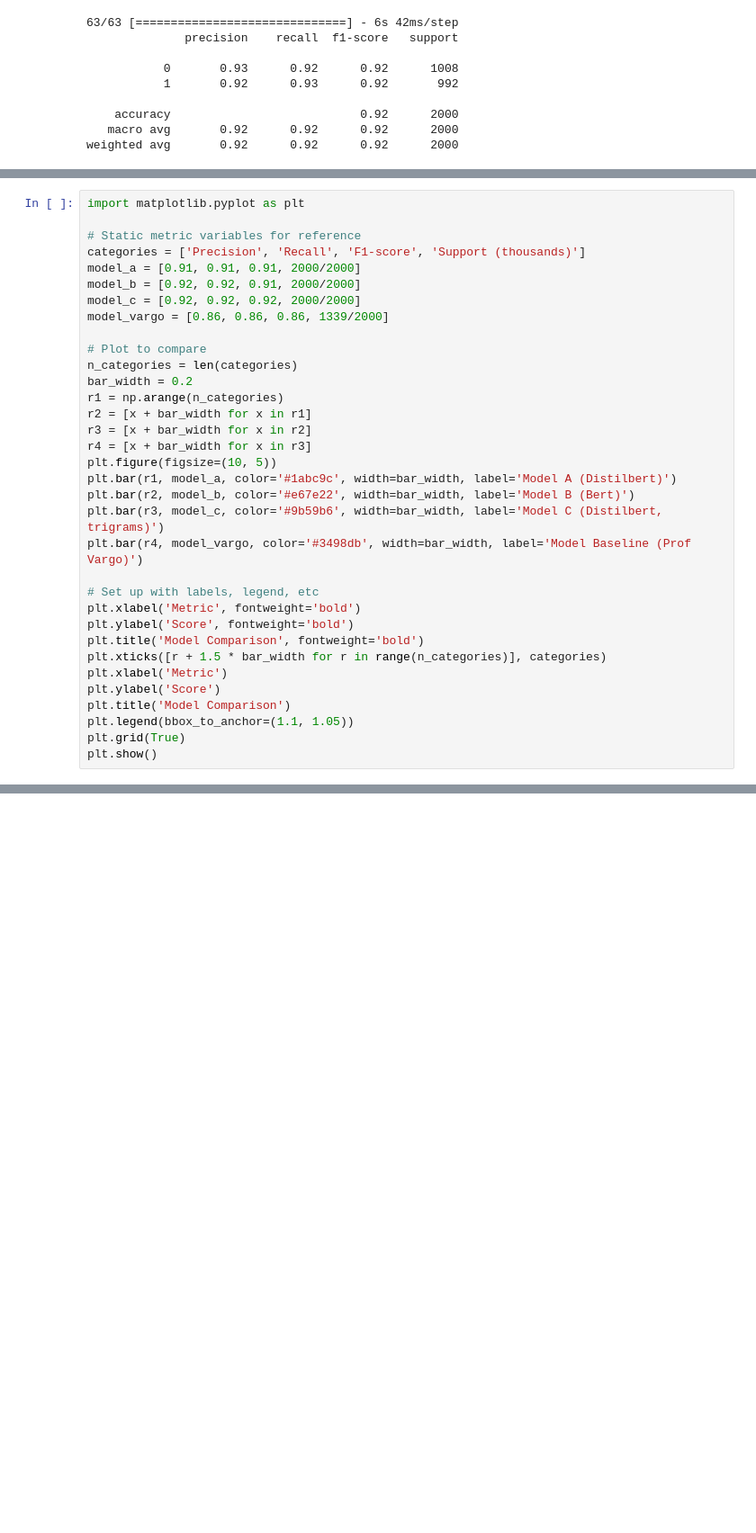
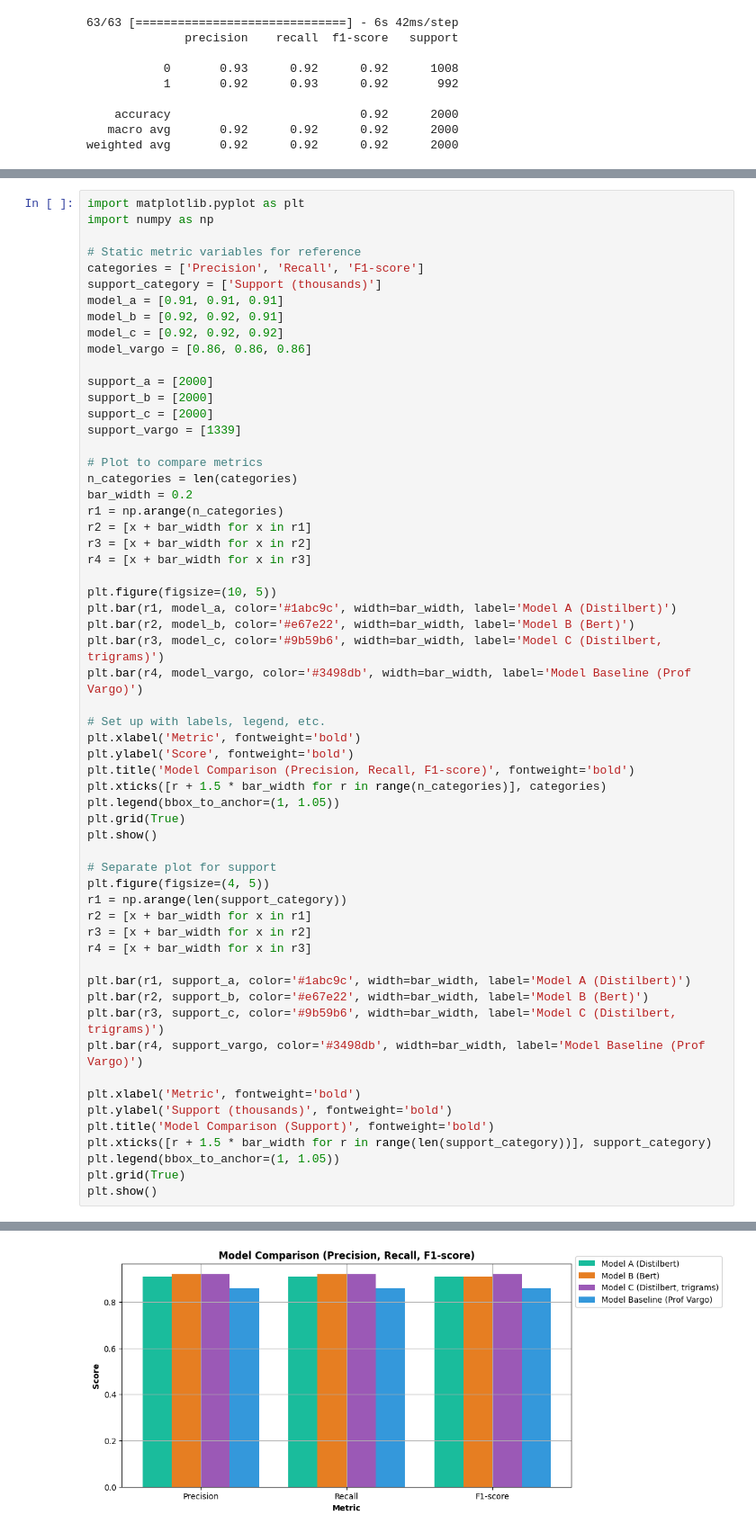
Before and after one commit to codiak/DTSA-5798-Article-Classifier, a Jupyter notebook: DTSA_5798_HuffPost_Targeting.ipynb, the cells around one changed output, grey strips where cells are left out. Shown at 90% size. Drawn from its saved outputs; the diff is of its cells as text; blank space fills up the shorter version.

Commit message:
Notebook update, add model archives

```diff
--- a/DTSA_5798_HuffPost_Targeting.ipynb
+++ b/DTSA_5798_HuffPost_Targeting.ipynb
@@ -529,35 +585,60 @@ support
 # %%
 import matplotlib.pyplot as plt
+import numpy as np
 
 # Static metric variables for reference
-categories = ['Precision', 'Recall', 'F1-score', 'Support (thousands)']
-model_a = [0.91, 0.91, 0.91, 2000/2000]
-model_b = [0.92, 0.92, 0.91, 2000/2000]
-model_c = [0.92, 0.92, 0.92, 2000/2000]
-model_vargo = [0.86, 0.86, 0.86, 1339/2000]
+categories = ['Precision', 'Recall', 'F1-score']
+support_category = ['Support (thousands)']
+model_a = [0.91, 0.91, 0.91]
+model_b = [0.92, 0.92, 0.91]
+model_c = [0.92, 0.92, 0.92]
+model_vargo = [0.86, 0.86, 0.86]
 
-# Plot to compare
+support_a = [2000]
+support_b = [2000]
+support_c = [2000]
+support_vargo = [1339]
+
+# Plot to compare metrics
 n_categories = len(categories)
 bar_width = 0.2
 r1 = np.arange(n_categories)
 r2 = [x + bar_width for x in r1]
 r3 = [x + bar_width for x in r2]
 r4 = [x + bar_width for x in r3]
+
 plt.figure(figsize=(10, 5))
 plt.bar(r1, model_a, color='#1abc9c', width=bar_width, label='Model A (Distilbert)')
 plt.bar(r2, model_b, color='#e67e22', width=bar_width, label='Model B (Bert)')
 plt.bar(r3, model_c, color='#9b59b6', width=bar_width, label='Model C (Distilbert, trigrams)')
 plt.bar(r4, model_vargo, color='#3498db', width=bar_width, label='Model Baseline (Prof Vargo)')
 
-# Set up with labels, legend, etc
+# Set up with labels, legend, etc.
 plt.xlabel('Metric', fontweight='bold')
 plt.ylabel('Score', fontweight='bold')
-plt.title('Model Comparison', fontweight='bold')
+plt.title('Model Comparison (Precision, Recall, F1-score)', fontweight='bold')
 plt.xticks([r + 1.5 * bar_width for r in range(n_categories)], categories)
-plt.xlabel('Metric')
-plt.ylabel('Score')
-plt.title('Model Comparison')
-plt.legend(bbox_to_anchor=(1.1, 1.05))
+plt.legend(bbox_to_anchor=(1, 1.05))
 plt.grid(True)
 plt.show()
+
+# Separate plot for support
+plt.figure(figsize=(4, 5))
+r1 = np.arange(len(support_category))
+r2 = [x + bar_width for x in r1]
+r3 = [x + bar_width for x in r2]
+r4 = [x + bar_width for x in r3]
+
+plt.bar(r1, support_a, color='#1abc9c', width=bar_width, label='Model A (Distilbert)')
+plt.bar(r2, support_b, color='#e67e22', width=bar_width, label='Model B (Bert)')
+plt.bar(r3, support_c, color='#9b59b6', width=bar_width, label='Model C (Distilbert, trigrams)')
+plt.bar(r4, support_vargo, color='#3498db', width=bar_width, label='Model Baseline (Prof Vargo)')
+
+plt.xlabel('Metric', fontweight='bold')
+plt.ylabel('Support (thousands)', fontweight='bold')
+plt.title('Model Comparison (Support)', fontweight='bold')
+plt.xticks([r + 1.5 * bar_width for r in range(len(support_category))], support_category)
+plt.legend(bbox_to_anchor=(1, 1.05))
+plt.grid(True)
+plt.show()
 # %% [output]
@@ -564,0 +645 @@ NameError: name 'np' is not defined
+[figure, added]
```
Also changed, not shown: parts of 39 cells of this notebook.
